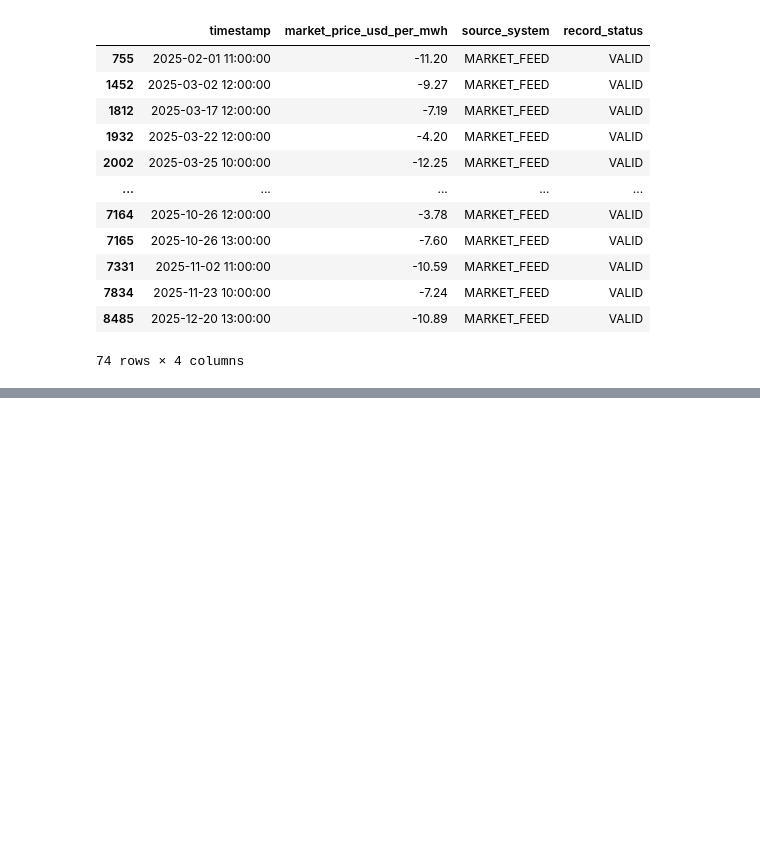
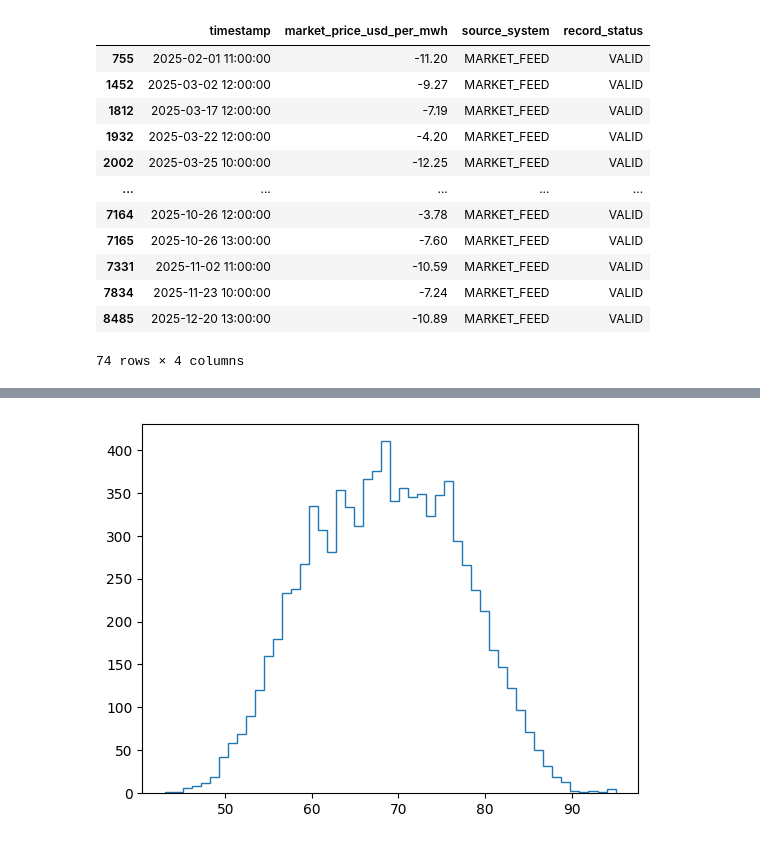
Before and after one commit to sadamhabnawi28/GreenGrid_Energy_Project, a Jupyter notebook: scripts/data_cleaning.ipynb, the cells around one changed output, grey strips where cells are left out. Cells and saved outputs as stored; diff of their text form; code cells hidden in the pictures; blank space fills up the shorter version.

```diff
--- a/scripts/data_cleaning.ipynb
+++ b/scripts/data_cleaning.ipynb
@@ -320,0 +352,5 @@ df_market_price[df_market_price["market_price_usd_per_mwh"] < 0]
+# %%
+plt.hist(df_market_price["market_price_usd_per_mwh"], bins=50, histtype="step")
+plt.show()
+# %% [output]
+[figure, added]
```
Also changed, not shown: parts of 4 cells of this notebook.
